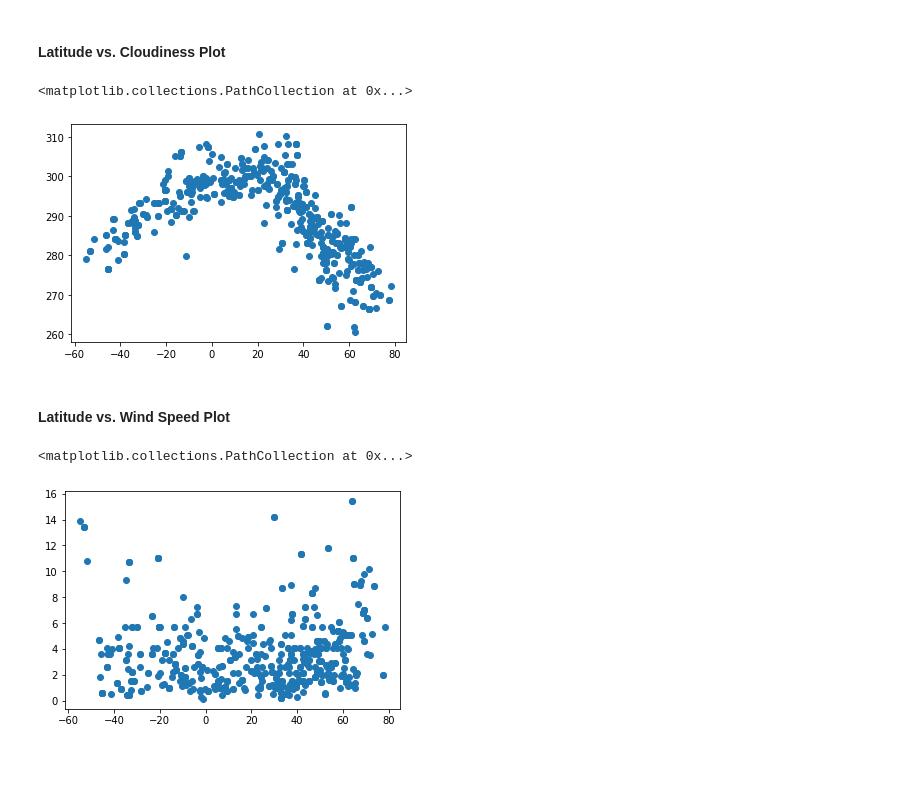
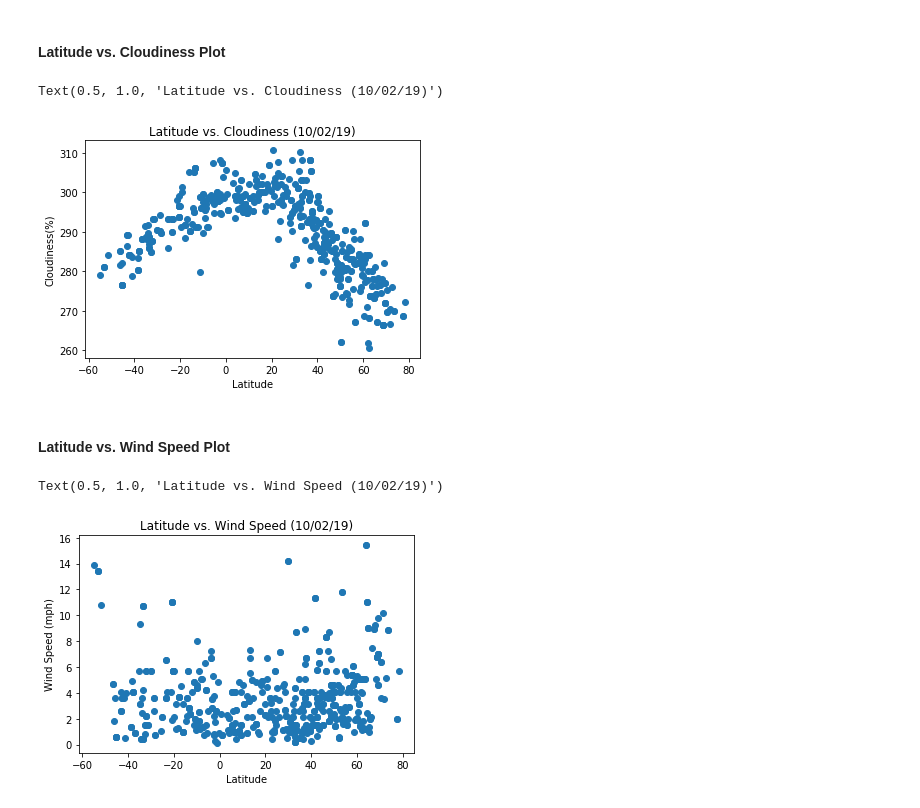
Before and after one commit to mokerlund/Python-API-Challenge, a Jupyter notebook: starter_code/WeatherPy.ipynb, the cells around one changed output. Saved outputs shown, nothing was run; the diff lists cells and outputs as text; code cells hidden in the pictures; blank space fills up the shorter version.

```diff
--- a/starter_code/WeatherPy.ipynb
+++ b/starter_code/WeatherPy.ipynb
@@ -228,13 +234,19 @@ plt.scatter(cities_df['Lat'], cities_df['Humidity'])
 #### Latitude vs. Cloudiness Plot
 # %%
 plt.scatter(cities_df['Lat'], cities_df['Max Temp'])
+plt.xlabel('Latitude')
+plt.ylabel('Cloudiness(%)')
+plt.title('Latitude vs. Cloudiness (10/02/19)')
 # %% [output]
-<matplotlib.collections.PathCollection at 0x...>
+Text(0.5, 1.0, 'Latitude vs. Cloudiness (10/02/19)')
-[figure, old version]
+[figure, new version]
 # %% [markdown]
 #### Latitude vs. Wind Speed Plot
 # %%
 plt.scatter(cities_df['Lat'], cities_df['Wind Speed'])
+plt.xlabel('Latitude')
+plt.ylabel('Wind Speed (mph)')
+plt.title('Latitude vs. Wind Speed (10/02/19)')
 # %% [output]
-<matplotlib.collections.PathCollection at 0x...>
+Text(0.5, 1.0, 'Latitude vs. Wind Speed (10/02/19)')
-[figure, old version]
+[figure, new version]
```
Also changed, not shown: parts of 2 cells of this notebook.
